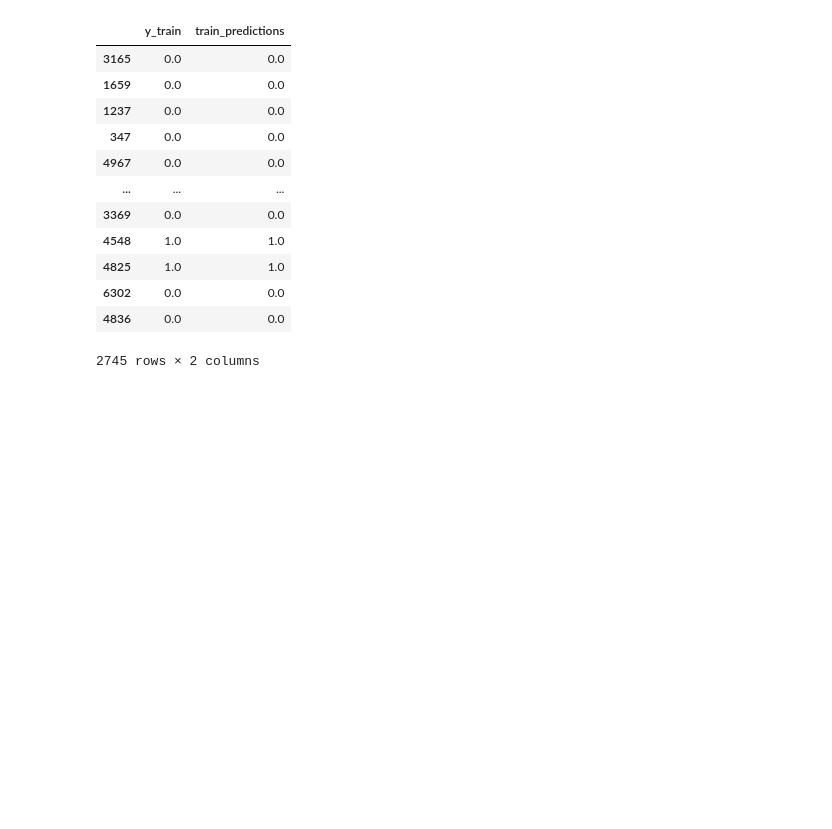
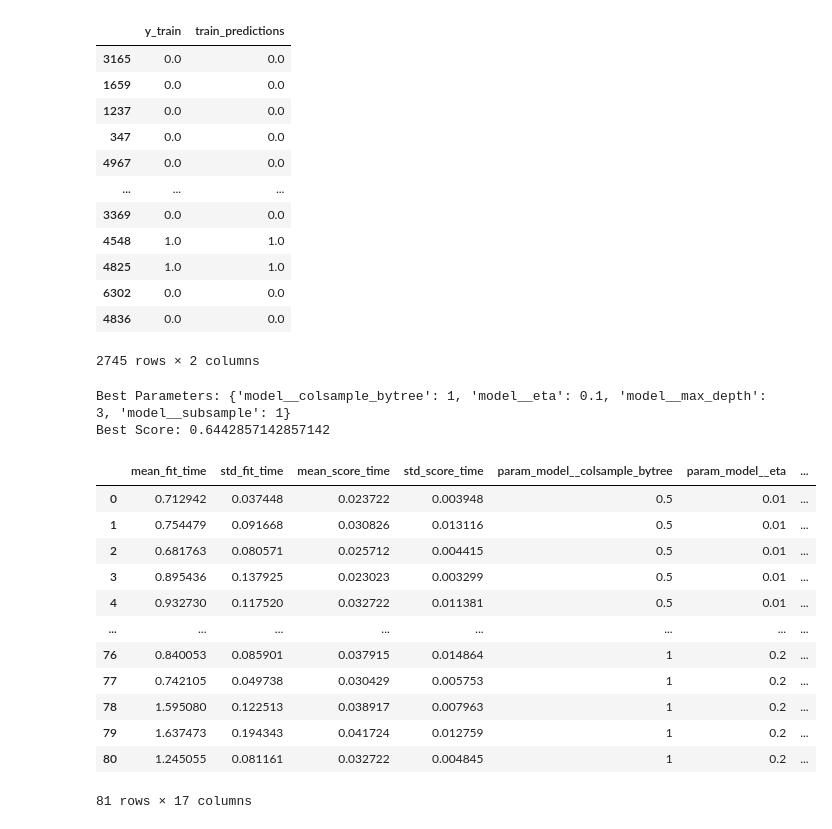
Before and after one commit to SamHollings/readmission, a Jupyter notebook: analysis.ipynb, the cells around one changed output. Cells and saved outputs as stored; diff of their text form; code cells hidden in the pictures; blank space fills up the shorter version.

```diff
--- a/analysis.ipynb
+++ b/analysis.ipynb
@@ -158,6 +329,9 @@ import sklearn
 from sklearn.linear_model import LogisticRegression
 from sklearn.tree import DecisionTreeClassifier
 from sklearn.metrics import roc_auc_score, roc_curve, auc
+from sklearn.preprocessing import StandardScaler
+from sklearn.pipeline import Pipeline
+import xgboost as xgb
 
 # import random forest classifier
 from sklearn.ensemble import RandomForestClassifier , GradientBoostingClassifier
@@ -174,15 +348,22 @@ X_train, X_test, y_train, y_test = train_test_split(df_onehot,
                                                     random_state=101, stratify=df['readmitted'])
 
 # create a decision tree classifier instance
-model = LogisticRegression(penalty=None, max_iter=300)#GradientBoostingClassifier(n_estimators=100, max_depth=4)
+
+
+scaler = StandardScaler()
+#model = LogisticRegression(penalty='l2', max_iter=10000, C=0.1, n_jobs=-1)#
+#model = GradientBoostingClassifier(n_estimators=100, max_depth=4)
+model = xgb.XGBClassifier()#n_estimators=1000, subsample=0.8, colsample_bytree=0.8, max_depth=5)
+
+pipe = Pipeline([('scaler', scaler), ('model', model)])
 
 # fit the decision tree classifier
-model.fit(X_train,y_train)
+pipe.fit(X_train,y_train)
 
-train_predictions_proba = model.predict_proba(X_train)[:,1]
+train_predictions_proba = pipe.predict_proba(X_train)[:,1]
 
 # use the classifier to predict
-predictions_proba = model.predict_proba(X_test)[:,1] # select only positive class
+predictions_proba = pipe.predict_proba(X_test)[:,1] # select only positive class
 
 optimun_threshold = 0.5
 predictions  = (predictions_proba > optimun_threshold)*1
@@ -196,16 +377,19 @@ from sklearn.metrics import r2_score
 
 tpr, fpr, thresholds = metrics.roc_curve(y_train,train_predictions_proba)
 roc_auc = auc(tpr, fpr)
+test_tpr, test_fpr, thresholds = metrics.roc_curve(y_test,predictions_proba)
+test_roc_auc = auc(test_tpr, test_fpr)
 
-r2_score_value = r2_score(y_test, predictions)
+r2_score_value = r2_score(y_test, predictions_proba)
 print("R2 Score:", r2_score_value)
-r2_score_value = r2_score(y_train, train_predictions)
+r2_score_value = r2_score(y_train, train_predictions_proba)
 print("Train R2 Score:", r2_score_value)
 
 
 # show the confusion matrix
 
-print("roc_auc: ", roc_auc)
+print("train roc_auc: ", roc_auc)
+print("test roc_auc: ", test_roc_auc)
 print(metrics.confusion_matrix(y_test,predictions))
 print(metrics.classification_report(y_train,train_predictions))
 
@@ -268,13 +445,19 @@ df_train_outputs.query("y_train == train_predictions")
 from sklearn.model_selection import GridSearchCV
 
 # Define the parameter grid
-param_grid = {'solver': ['liblinear', 'saga'], # 'newton-cg', 'lbfgs', 'sag', 'saga
-    'penalty': ['l1', 'l2'],
-    'C': [0.1, 1, 10]
+# param_grid = {'model__solver': ['liblinear', 'saga'], # 'newton-cg', 'lbfgs', 'sag', 'saga
+#     'model__penalty': ['l1', 'l2'],
+#     'model__C': [0.1, 1, 10]
+# }
+
+param_grid = {'model__eta': [0.01, 0.1, 0.2], # 'newton-cg', 'lbfgs', 'sag', 'saga
+    'model__max_depth': [3,5,10],
+    'model__subsample': [0.5,0.8,1],
+    'model__colsample_bytree': [0.5,0.8,1],
 }
 
 # Create the grid search object
-grid_search = GridSearchCV(estimator=model, param_grid=param_grid, cv=5, scoring='roc_auc')
+grid_search = GridSearchCV(estimator=pipe, param_grid=param_grid, cv=5, n_jobs=-1, scoring='f1_micro') #'roc_auc',)
 
 # Fit the grid search to the training data
 grid_search.fit(X_train, y_train)
@@ -285,3 +468,22 @@ best_score = grid_search.best_score_
 
 print("Best Parameters:", best_params)
 print("Best Score:", best_score)
+# %% [output]
+Best Parameters: {'model__colsample_bytree': 1, 'model__eta': 0.1, 'model__max_depth': 3, 'model__subsample': 1}
+Best Score: 0.6442857142857142
+# %%
+pd.DataFrame(grid_search.cv_results_)
+# %% [output]
+|  | mean_fit_time | std_fit_time | mean_score_time | std_score_time | param_model__colsample_bytree | param_model__eta | ... |
+| 0 | 0.712942 | 0.037448 | 0.023722 | 0.003948 | 0.5 | 0.01 | ... |
+| 1 | 0.754479 | 0.091668 | 0.030826 | 0.013116 | 0.5 | 0.01 | ... |
+| 2 | 0.681763 | 0.080571 | 0.025712 | 0.004415 | 0.5 | 0.01 | ... |
+| 3 | 0.895436 | 0.137925 | 0.023023 | 0.003299 | 0.5 | 0.01 | ... |
+| 4 | 0.932730 | 0.117520 | 0.032722 | 0.011381 | 0.5 | 0.01 | ... |
+| ... | ... | ... | ... | ... | ... | ... | ... |
+| 76 | 0.840053 | 0.085901 | 0.037915 | 0.014864 | 1 | 0.2 | ... |
+| 77 | 0.742105 | 0.049738 | 0.030429 | 0.005753 | 1 | 0.2 | ... |
+| 78 | 1.595080 | 0.122513 | 0.038917 | 0.007963 | 1 | 0.2 | ... |
+| 79 | 1.637473 | 0.194343 | 0.041724 | 0.012759 | 1 | 0.2 | ... |
+| 80 | 1.245055 | 0.081161 | 0.032722 | 0.004845 | 1 | 0.2 | ... |
+81 rows × 17 columns
```
Also changed, not shown: parts of 22 cells of this notebook, 2 other files.
